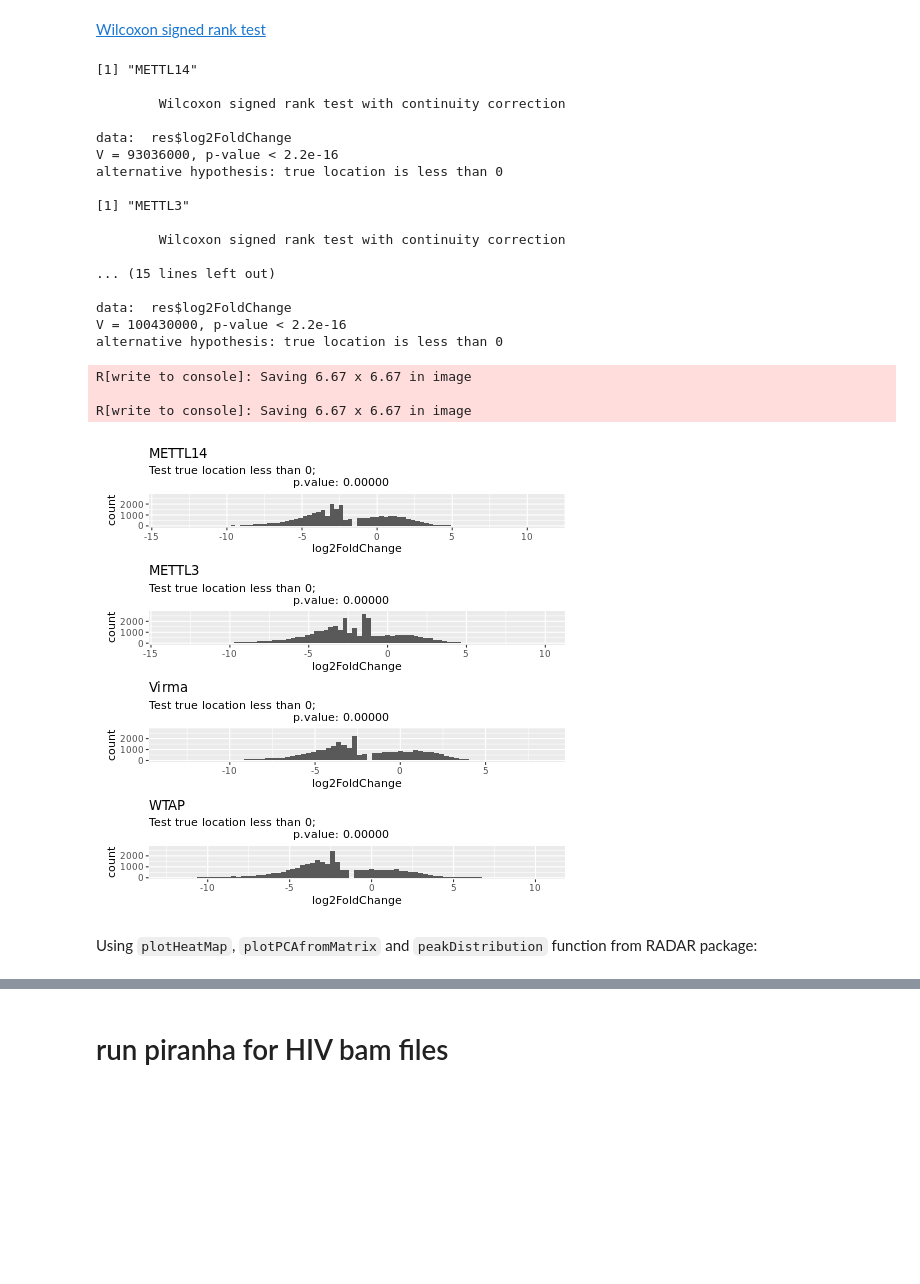
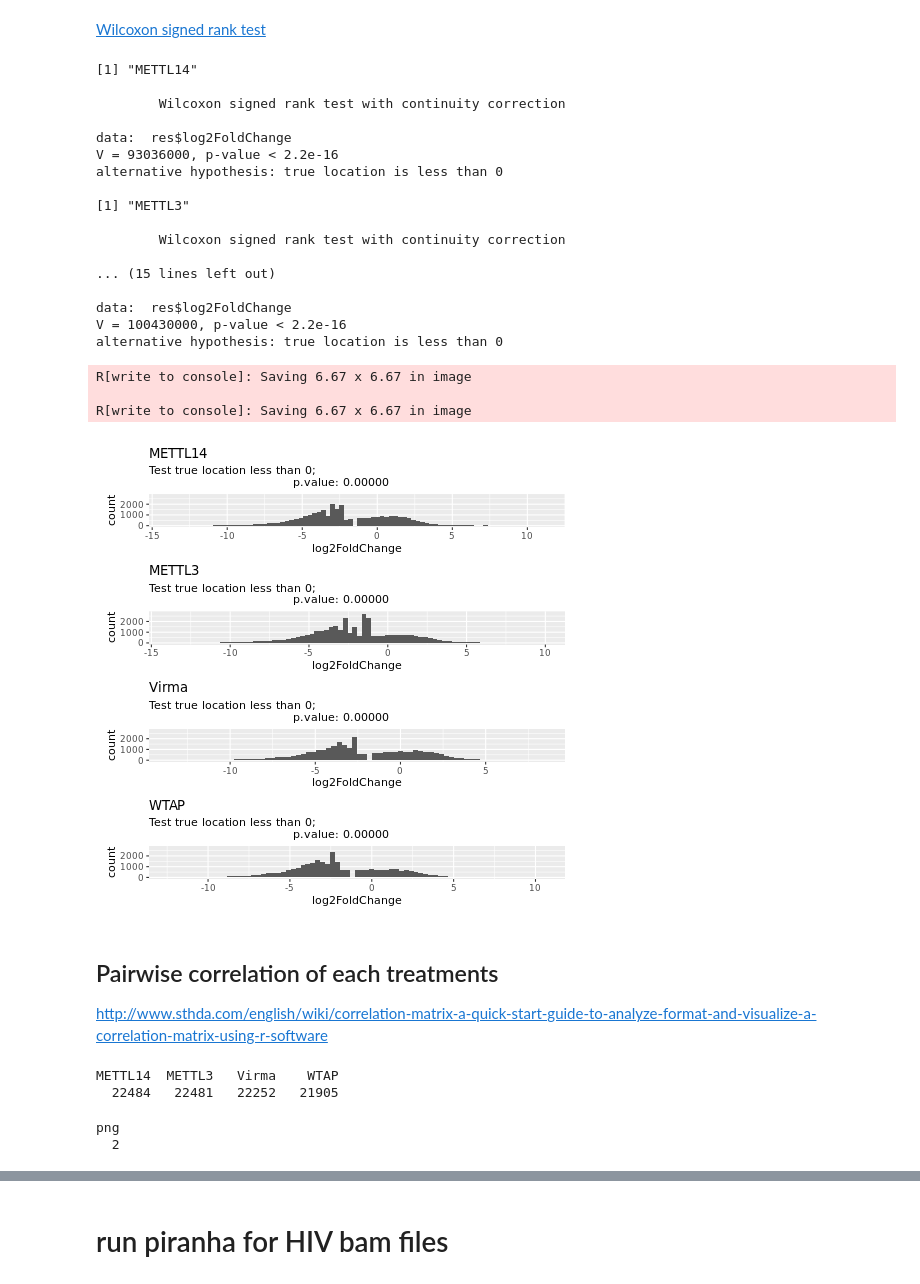
Before and after one commit to goodarzilab/Abe, a Jupyter notebook: People/Judd/notebook.ipynb, the cells around one changed output, grey strips where cells are left out. Saved outputs shown, nothing was run; the diff lists cells and outputs as text; code cells hidden in the pictures; blank space fills up the shorter version.

```diff
--- a/People/Judd/notebook.ipynb
+++ b/People/Judd/notebook.ipynb
@@ -416,7 +442,7 @@ for (treat in c('METTL14','METTL3','Virma','WTAP')){
     dds = all_dds[[treat]]
     res <- results(dds)
     res = data.frame(res)
-    d = res$log2FoldChange[!is.na(res$log2FoldChange)]
+    d <- res$log2FoldChange[!is.na(res$log2FoldChange)]
     t <- wilcox.test(res$log2FoldChange,mu = 0, alternative = "less")
 
     print (treat)
@@ -425,33 +451,31 @@ for (treat in c('METTL14','METTL3','Virma','WTAP')){
             ggtitle(treat, sprintf("Test true location less than 0;\
                                     p.value: %.5f", t$p.value)) +
             ylim(c(-10,2800)) +
             geom_histogram(binwidth=0.3)
 }
 h = hist$METTL14 / hist$METTL3 / hist$Virma / hist$WTAP
 ggsave("plots/all_Histograms.png", plot = h, device = 'png', dpi = 300)
 ggsave("plots/all_Histograms.pdf", plot = h, device = 'pdf', dpi = 300)
 h
 # %% [output]
 [1] "METTL14"
 
         Wilcoxon signed rank test with continuity correction
 
 data:  res$log2FoldChange
 V = 93036000, p-value < 2.2e-16
 alternative hypothesis: true location is less than 0
 
 [1] "METTL3"
 
         Wilcoxon signed rank test with continuity correction
 
 ... (15 lines left out)
 
 data:  res$log2FoldChange
 V = 100430000, p-value < 2.2e-16
 alternative hypothesis: true location is less than 0
 R[write to console]: Saving 6.67 x 6.67 in image
 
 R[write to console]: Saving 6.67 x 6.67 in image
-[figure, old version]
+[figure, new version]
-# %% [markdown]
-Using `plotHeatMap`, `plotPCAfromMatrix` and `peakDistribution` function from RADAR package:
@@ -479,0 +482,3 @@ Using `plotHeatMap`, `plotPCAfromMatrix` and `peakDistribution` function from RA
+# %% [markdown]
+## Pairwise correlation of each treatments
+http://www.sthda.com/english/wiki/correlation-matrix-a-quick-start-guide-to-analyze-format-and-visualize-a-correlation-matrix-using-r-software
@@ -479,0 +490,32 @@ Using `plotHeatMap`, `plotPCAfromMatrix` and `peakDistribution` function from RA
+# %%
+%%R
+all_fc = data.frame(
+    METTL14 = data.frame(results(all_dds$METTL14))$log2FoldChange,
+    METTL3 = data.frame(results(all_dds$METTL3))$log2FoldChange,
+    Virma = data.frame(results(all_dds$Virma))$log2FoldChange,
+    WTAP = data.frame(results(all_dds$WTAP))$log2FoldChange,
+    row.names = rownames(data.frame(results(all_dds[[1]])))
+)
+colSums(is.na(all_fc))
+# %% [output]
+METTL14  METTL3   Virma    WTAP
+  22484   22481   22252   21905
+# %%
+%%R
+res2 <- rcorr(as.matrix(all_fc))
+# # Extract the correlation coefficients
+# res2$r
+# # Extract p-values
+# res2$P
+
+pdf("plots/Corrplot.pdf", width=7, height=7)
+corrplot(res2$r, type="upper", order="hclust", method="pie",
+         p.mat = res2$P, sig.level = 0.01, insig = "blank")
+dev.off()
+png("plots/Corrplot.png")
+corrplot(res2$r, type="upper", order="hclust", method="pie",
+         p.mat = res2$P, sig.level = 0.01, insig = "blank")
+dev.off()
+# %% [output]
+png
+  2
```
Also changed, not shown: parts of 10 cells of this notebook, 1 other file.
